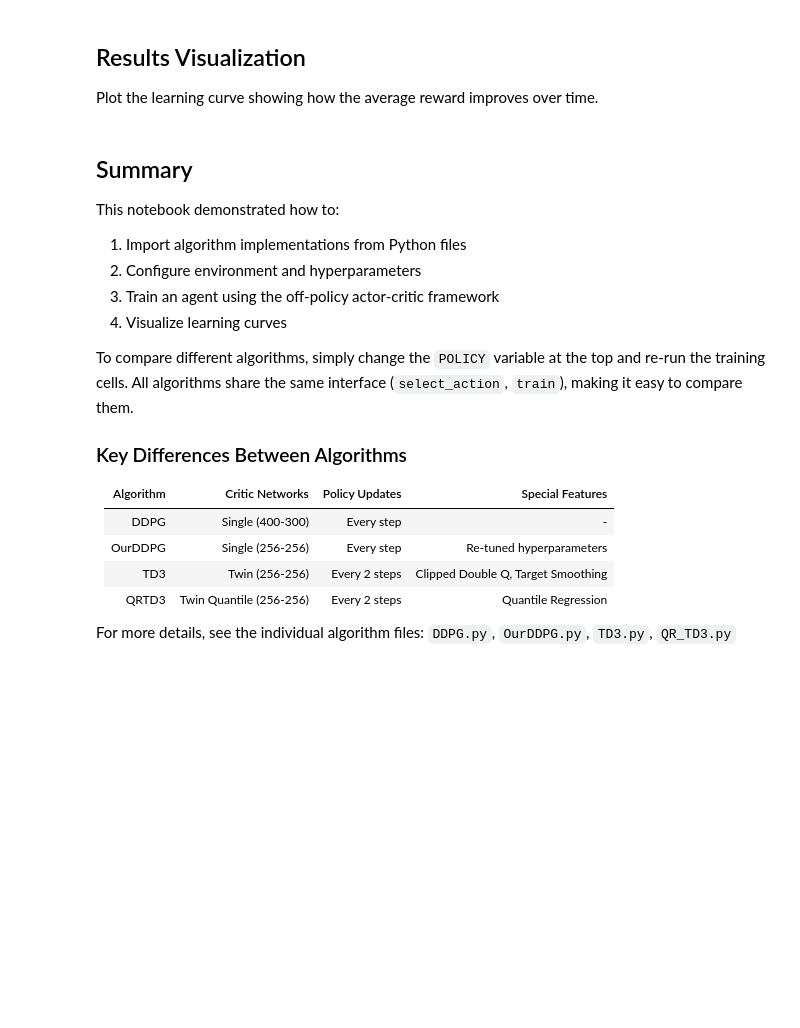
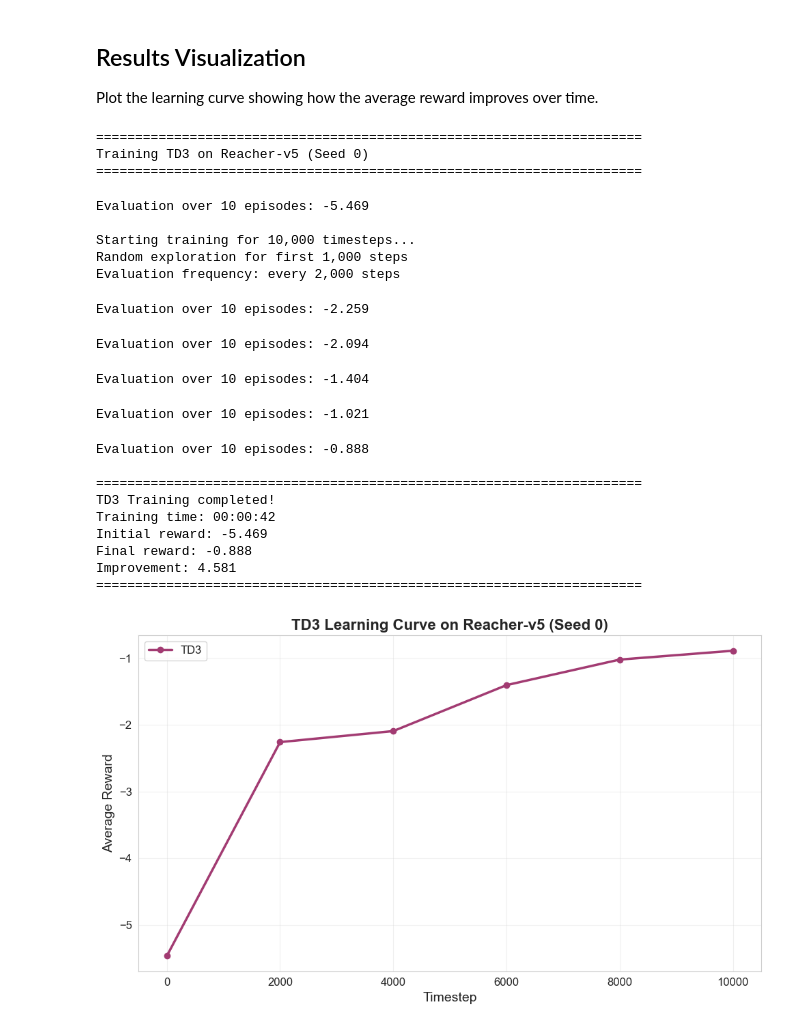
Before and after one commit to anantgupta2/DRL_Group2_DDPG_TD3, a Jupyter notebook: algorithm_comparison.ipynb, the cells around one changed output. Drawn from its saved outputs; the diff is of its cells as text; code cells hidden in the pictures; blank space fills up the shorter version.

```diff
--- a/algorithm_comparison.ipynb
+++ b/algorithm_comparison.ipynb
@@ -283,42 +397,56 @@ Evaluation over 10 episodes: -1.222
 
 Plot the learning curve showing how the average reward improves over time.
 # %%
-# Plot learning curve
-timesteps = np.array([0 if i == 0 else i * EVAL_FREQ for i in range(len(evaluations))])
+# Train TD3
+td3_evaluations, td3_timesteps = train_algorithm(
+    policy_name="TD3",
+    env_name=ENV_NAME,
+    seed=SEED,
+    max_timesteps=MAX_TIMESTEPS,
+    start_timesteps=START_TIMESTEPS,
+    eval_freq=EVAL_FREQ,
+    batch_size=BATCH_SIZE,
+    discount=DISCOUNT,
+    tau=TAU,
+    policy_noise=POLICY_NOISE,
+    noise_clip=NOISE_CLIP,
+    policy_freq=POLICY_FREQ,
+    expl_noise=EXPL_NOISE
+)
 
-plt.figure(figsize=(12, 6))
-plt.plot(timesteps, evaluations, marker='o', linewidth=2, markersize=4, label=POLICY)
+# Store results for comparison
+all_results["TD3"] = {"evaluations": td3_evaluations, "timesteps": td3_timesteps}
+
+# Plot TD3 learning curve
+plt.figure(figsize=(10, 6))
+plt.plot(td3_timesteps, td3_evaluations, marker='o', linewidth=2.5, markersize=6, label="TD3", color='#A23B72')
 plt.xlabel('Timestep', fontsize=14)
 plt.ylabel('Average Reward', fontsize=14)
-plt.title(f'{POLICY} Learning Curve on {ENV_NAME} (Seed {SEED})', fontsize=16, fontweight='bold')
+plt.title(f'TD3 Learning Curve on {ENV_NAME} (Seed {SEED})', fontsize=16, fontweight='bold')
 plt.legend(fontsize=12)
 plt.grid(True, alpha=0.3)
 plt.tight_layout()
 plt.show()
-
-print(f"\nPerformance Summary:")
-print(f"  Initial reward: {evaluations[0]:.3f}")
-print(f"  Final reward: {evaluations[-1]:.3f}")
-print(f"  Improvement: {evaluations[-1] - evaluations[0]:.3f}")
-print(f"  Total evaluations: {len(evaluations)}")
+# %% [output]
+======================================================================
+Training TD3 on Reacher-v5 (Seed 0)
+======================================================================
+Evaluation over 10 episodes: -5.469
+
+Starting training for 10,000 timesteps...
+Random exploration for first 1,000 steps
+Evaluation frequency: every 2,000 steps
+Evaluation over 10 episodes: -2.259
+Evaluation over 10 episodes: -2.094
+Evaluation over 10 episodes: -1.404
+Evaluation over 10 episodes: -1.021
+Evaluation over 10 episodes: -0.888
+
+======================================================================
+TD3 Training completed!
+Training time: 00:00:42
+Initial reward: -5.469
+Final reward: -0.888
+Improvement: 4.581
+======================================================================
+[figure, added]
-# %% [markdown]
-## Summary
-
-This notebook demonstrated how to:
-1. Import algorithm implementations from Python files
-2. Configure environment and hyperparameters
-3. Train an agent using the off-policy actor-critic framework
-4. Visualize learning curves
-
-To compare different algorithms, simply change the `POLICY` variable at the top and re-run the training cells. All algorithms share the same interface (`select_action`, `train`), making it easy to compare them.
-
-### Key Differences Between Algorithms
-
-| Algorithm | Critic Networks | Policy Updates | Special Features |
-|-----------|----------------|----------------|------------------|
-| DDPG | Single (400-300) | Every step | - |
-| OurDDPG | Single (256-256) | Every step | Re-tuned hyperparameters |
-| TD3 | Twin (256-256) | Every 2 steps | Clipped Double Q, Target Smoothing |
-| QRTD3 | Twin Quantile (256-256) | Every 2 steps | Quantile Regression |
-
-For more details, see the individual algorithm files: `DDPG.py`, `OurDDPG.py`, `TD3.py`, `QR_TD3.py`
```
Also changed, not shown: parts of 22 cells of this notebook, 1 other file.
